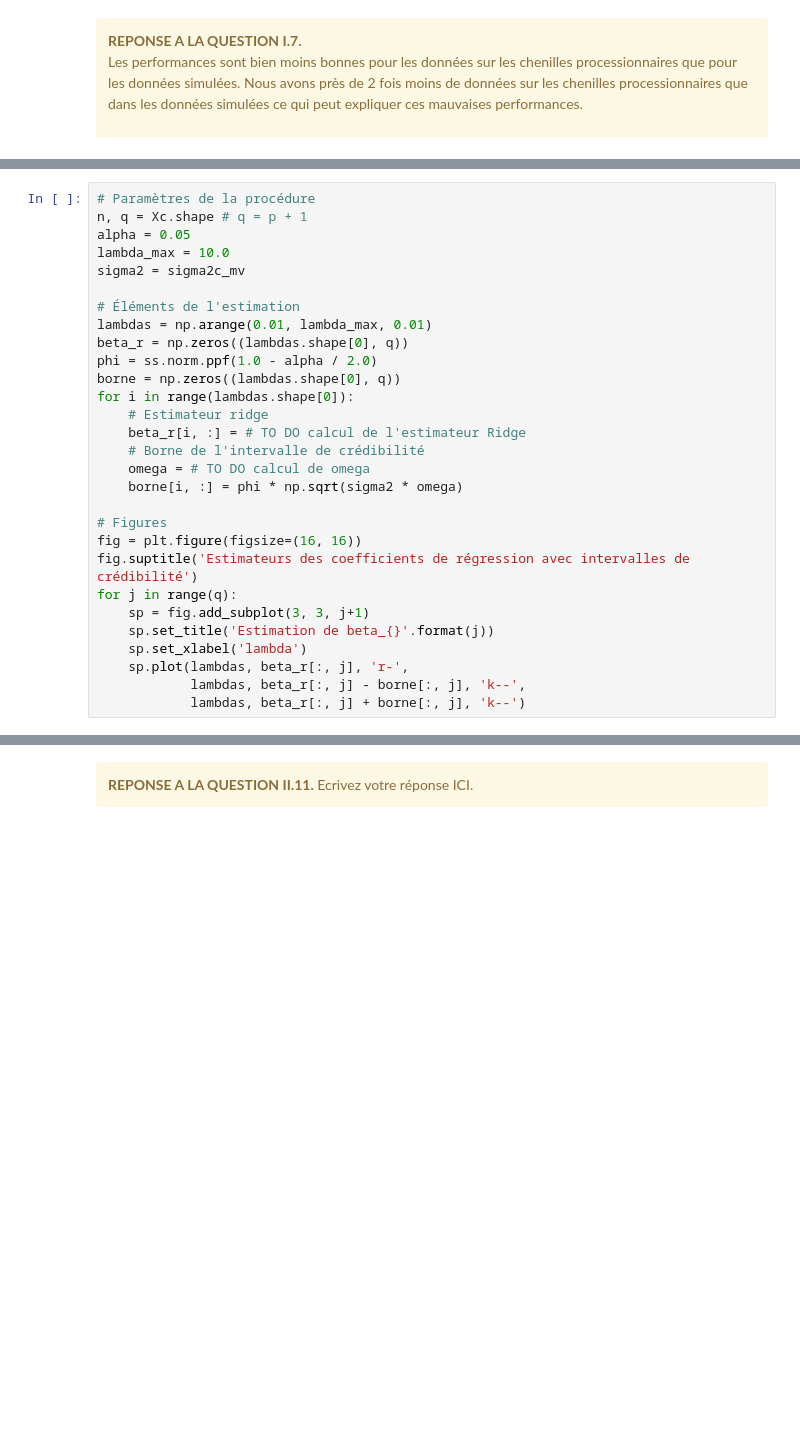
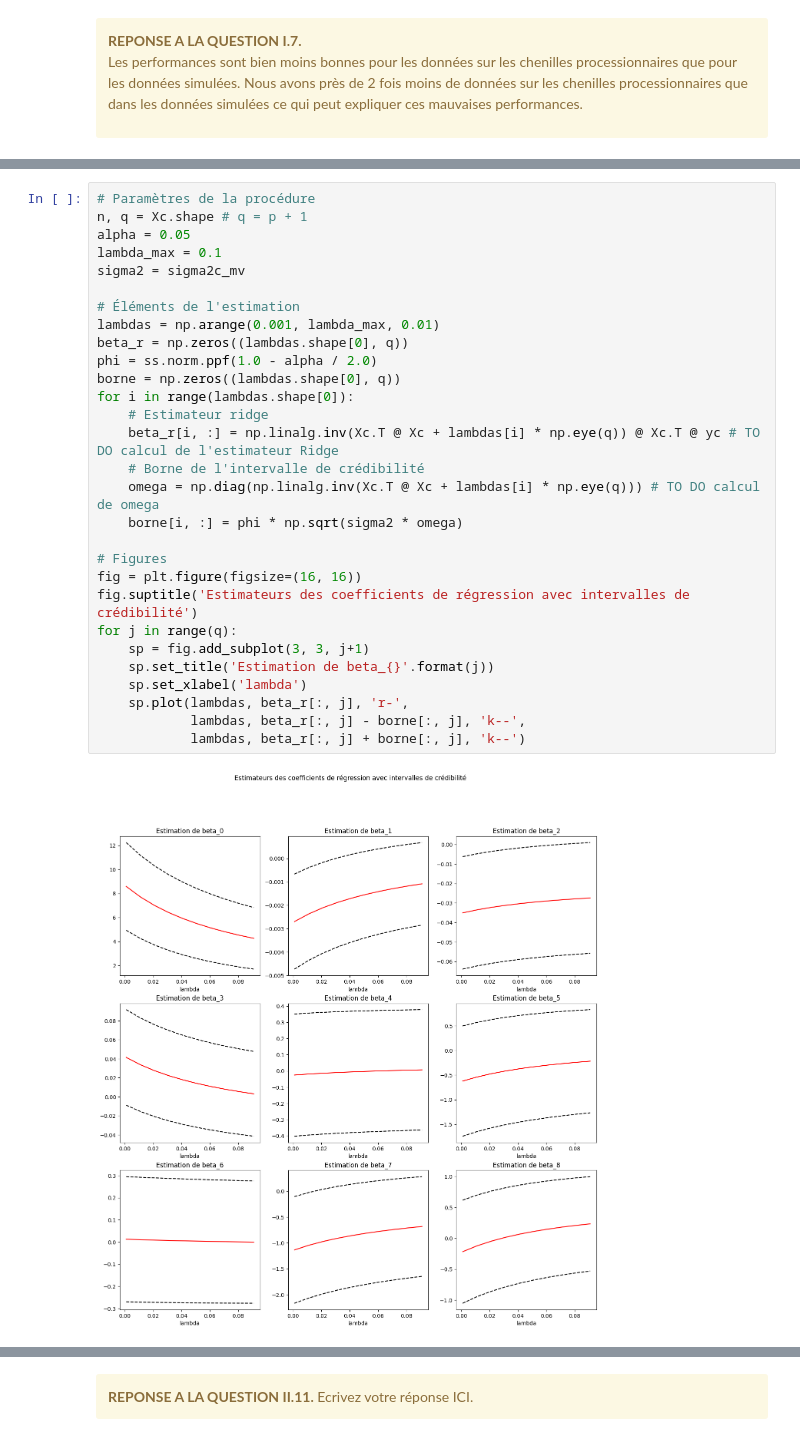
Before and after one commit to ali-hou-supaero/BE_Bayes_Statistics, a Jupyter notebook: 2025-2026_bayes_BE_enonce.ipynb, the cells around one changed output, grey strips where cells are left out. Drawn from its saved outputs; the diff is of its cells as text; blank space fills up the shorter version.

```diff
--- a/2025-2026_bayes_BE_enonce.ipynb
+++ b/2025-2026_bayes_BE_enonce.ipynb
@@ -460,29 +468,31 @@ Pour appliquer ces résultats au jeu de données sur les chenilles processionnai
 # %%
 # Paramètres de la procédure
 n, q = Xc.shape # q = p + 1
 alpha = 0.05
-lambda_max = 10.0
+lambda_max = 0.1
 sigma2 = sigma2c_mv
 
 # Éléments de l'estimation
-lambdas = np.arange(0.01, lambda_max, 0.01)
+lambdas = np.arange(0.001, lambda_max, 0.01)
 beta_r = np.zeros((lambdas.shape[0], q))
 phi = ss.norm.ppf(1.0 - alpha / 2.0)
 borne = np.zeros((lambdas.shape[0], q))
 for i in range(lambdas.shape[0]):
     # Estimateur ridge
-    beta_r[i, :] = # TO DO calcul de l'estimateur Ridge
+    beta_r[i, :] = np.linalg.inv(Xc.T @ Xc + lambdas[i] * np.eye(q)) @ Xc.T @ yc # TO DO calcul de l'estimateur Ridge
     # Borne de l'intervalle de crédibilité
-    omega = # TO DO calcul de omega
+    omega = np.diag(np.linalg.inv(Xc.T @ Xc + lambdas[i] * np.eye(q))) # TO DO calcul de omega
     borne[i, :] = phi * np.sqrt(sigma2 * omega)
 
 # Figures
 fig = plt.figure(figsize=(16, 16))
 fig.suptitle('Estimateurs des coefficients de régression avec intervalles de crédibilité')
 for j in range(q):
     sp = fig.add_subplot(3, 3, j+1)
     sp.set_title('Estimation de beta_{}'.format(j))
     sp.set_xlabel('lambda')
     sp.plot(lambdas, beta_r[:, j], 'r-',
             lambdas, beta_r[:, j] - borne[:, j], 'k--',
             lambdas, beta_r[:, j] + borne[:, j], 'k--')
+# %% [output]
+[figure, added]
```
Also changed, not shown: parts of 16 cells of this notebook.
